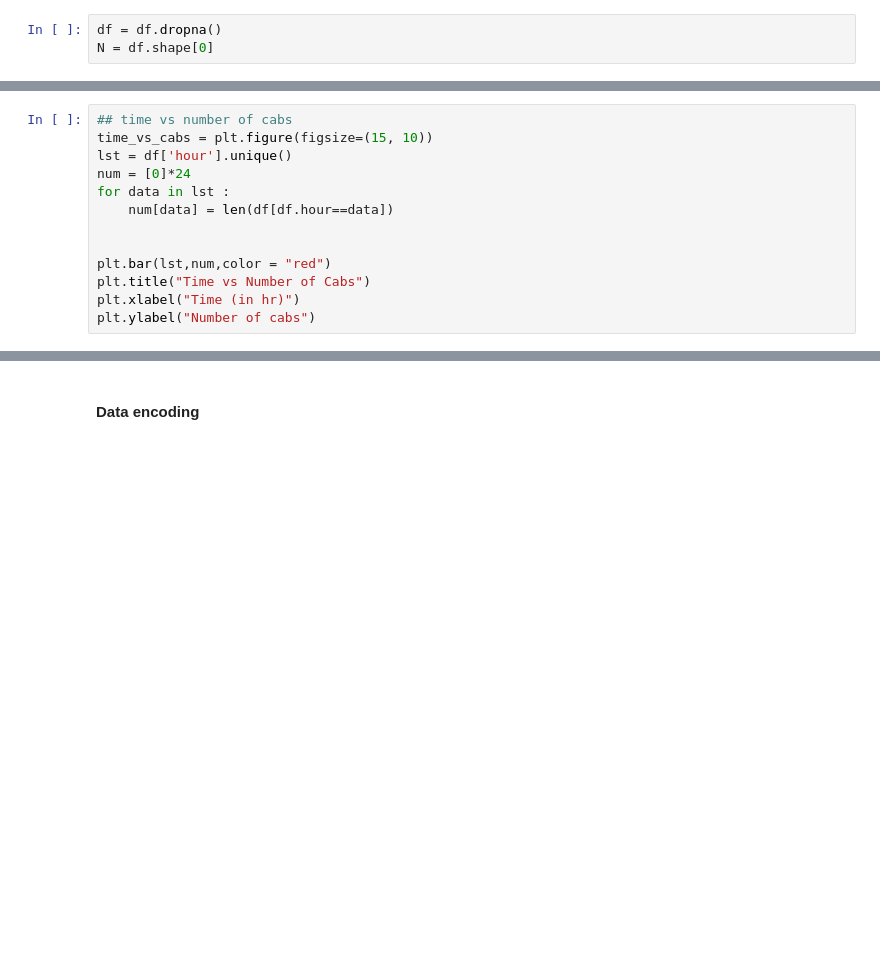
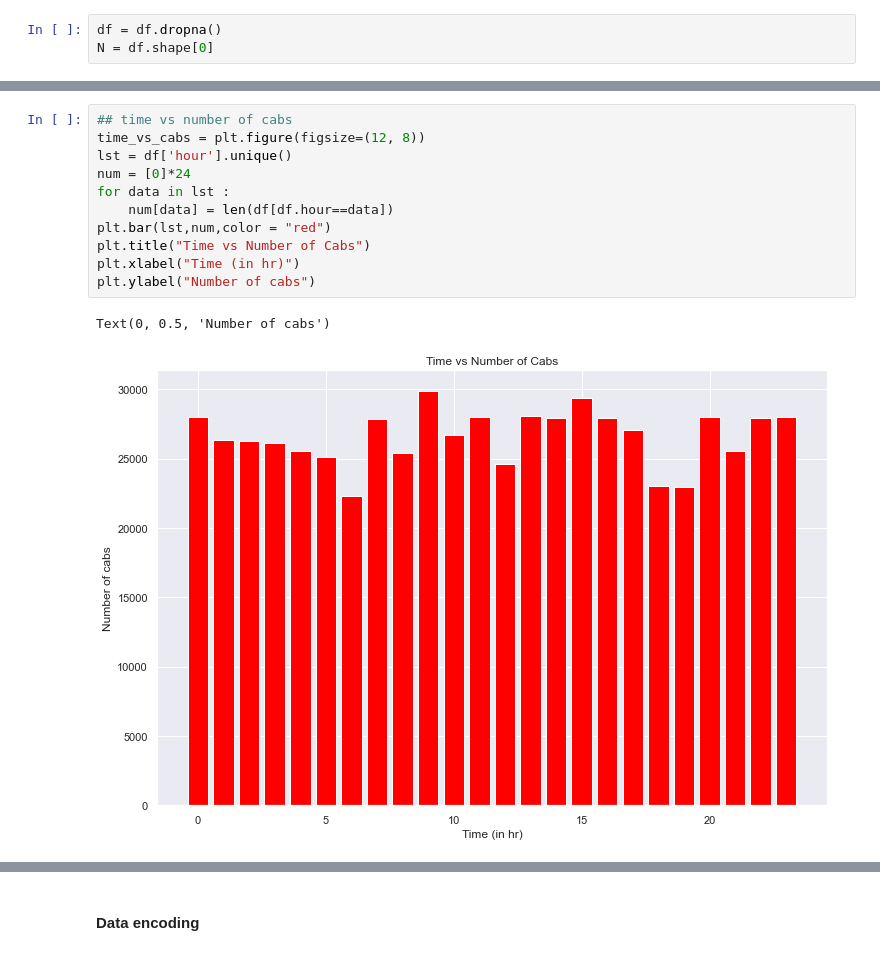
Before and after one commit to itsHarinderjit/Cab-Data-Analysis, a Jupyter notebook: Harinderjit_102017151.ipynb, the cells around one changed output, grey strips where cells are left out. Cells and saved outputs as stored; diff of their text form; blank space fills up the shorter version.

```diff
--- a/Harinderjit_102017151.ipynb
+++ b/Harinderjit_102017151.ipynb
@@ -108,15 +120,16 @@ plt.ylabel("Average Price(in $)")
 # %%
 ## time vs number of cabs
-time_vs_cabs = plt.figure(figsize=(15, 10))
+time_vs_cabs = plt.figure(figsize=(12, 8))
 lst = df['hour'].unique()
 num = [0]*24
 for data in lst :
     num[data] = len(df[df.hour==data])
-
-
 plt.bar(lst,num,color = "red")
 plt.title("Time vs Number of Cabs")
 plt.xlabel("Time (in hr)")
 plt.ylabel("Number of cabs")
+# %% [output]
+Text(0, 0.5, 'Number of cabs')
+[figure, added]
 # %%
 ## cab type vs price
```
Also changed, not shown: parts of 39 cells of this notebook.
